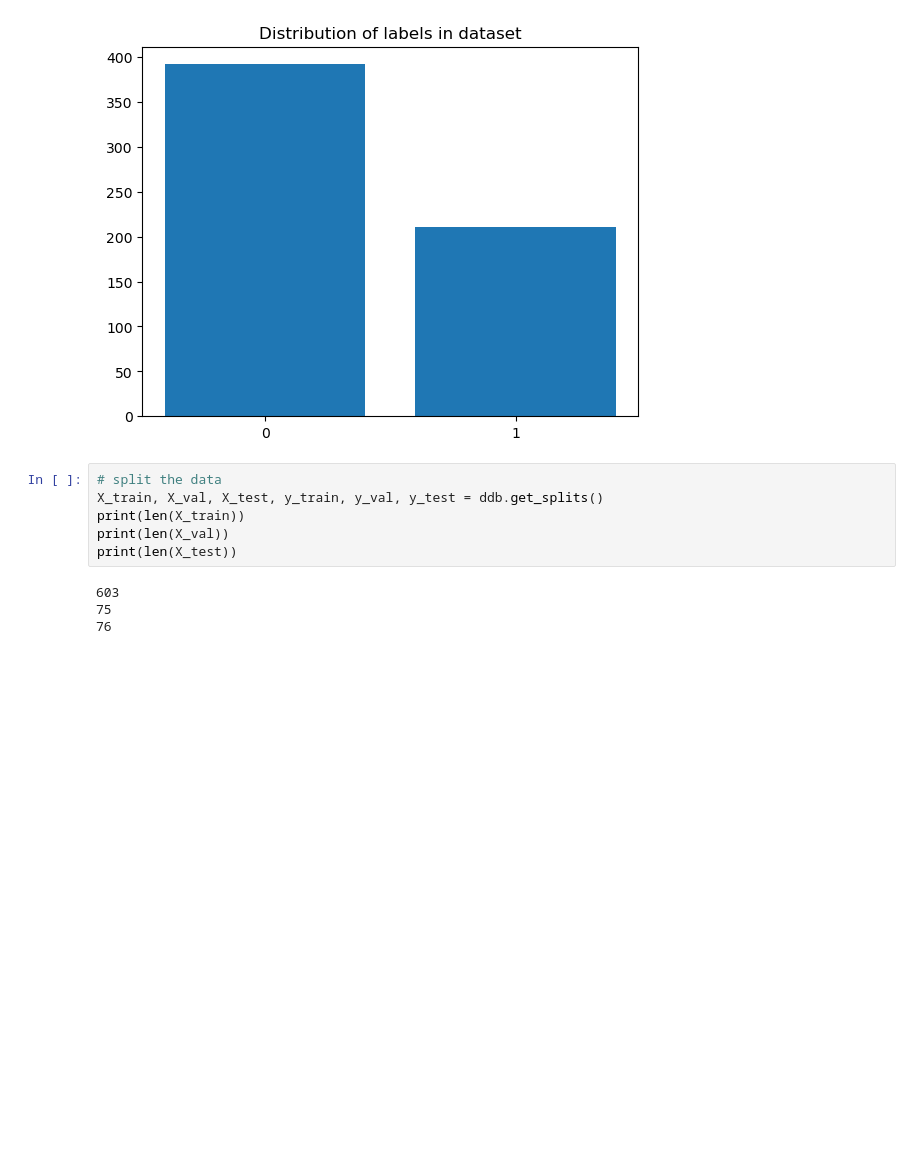
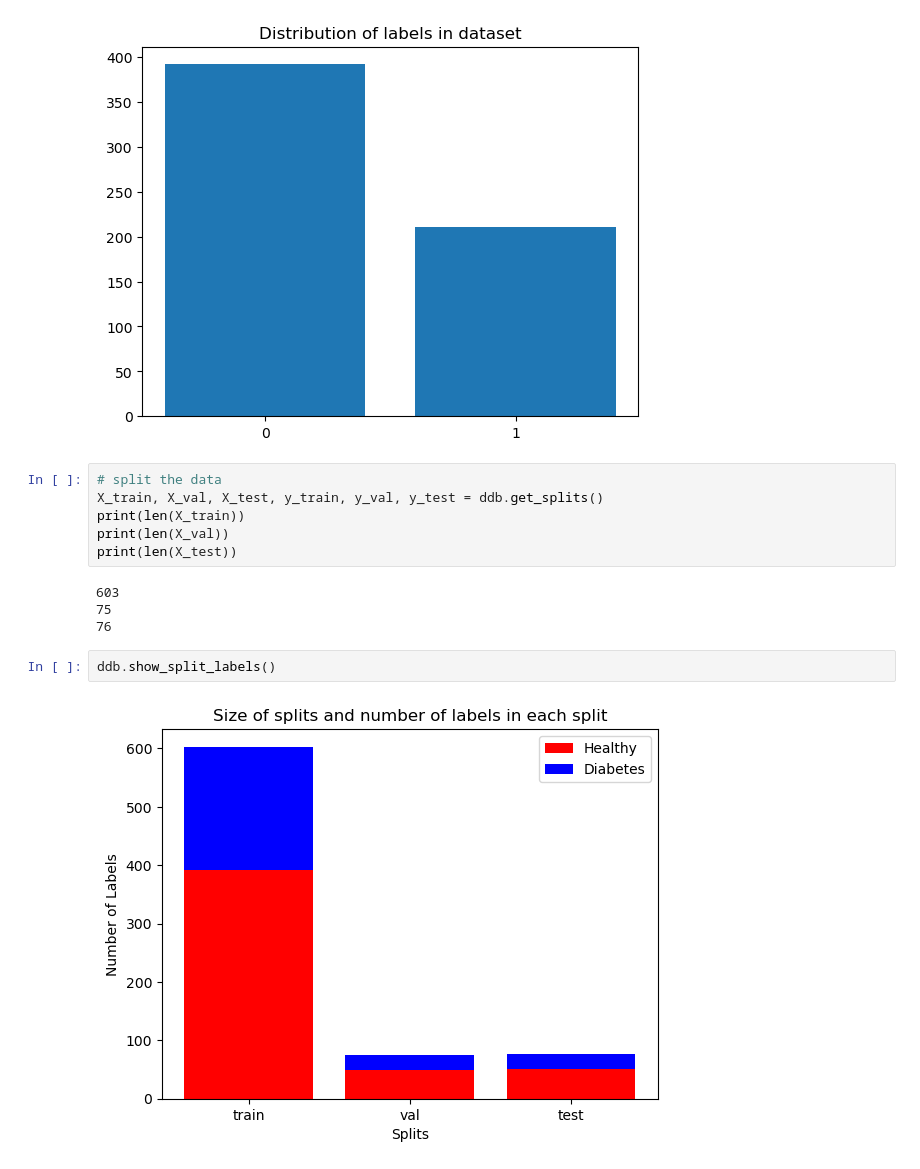
Before and after one commit to brittawi/M7016H-Project, a Jupyter notebook: analysis.ipynb, the cells around one changed output. Saved outputs shown, nothing was run; the diff lists cells and outputs as text; blank space fills up the shorter version.

Commit message:
added plot to show data distribution

```diff
--- a/analysis.ipynb
+++ b/analysis.ipynb
@@ -96,3 +77,7 @@ print(len(X_test))
 603
 75
 76
+# %%
+ddb.show_split_labels()
+# %% [output]
+[figure, added]
```
Also changed, not shown: parts of 1 cell of this notebook, 1 other file.
